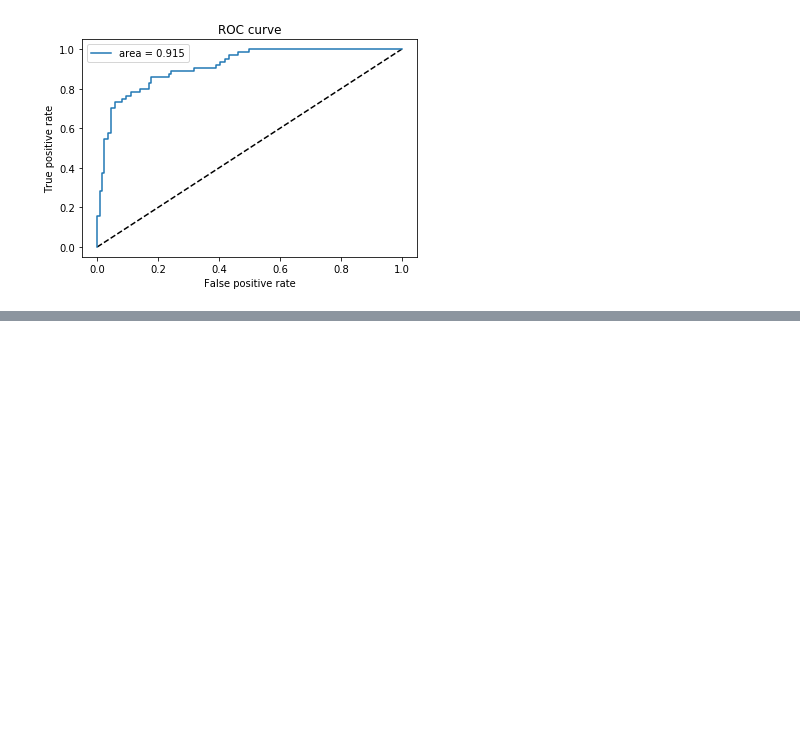
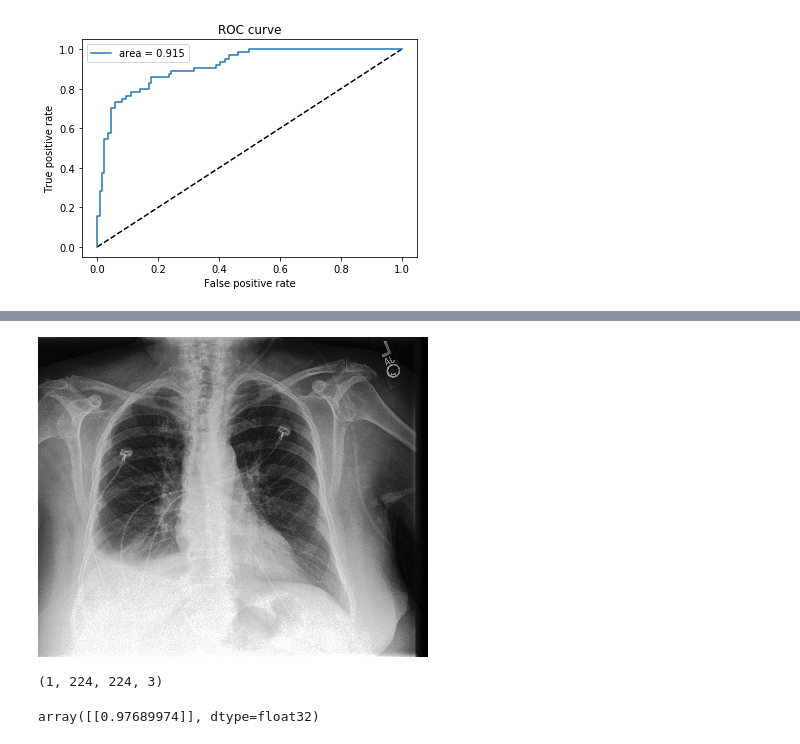
Before and after one commit to nateewall/AutomatedPathologyDetection, a Jupyter notebook: ModelEvaluations_Validation.ipynb, the cells around one changed output, grey strips where cells are left out. Cells and saved outputs as stored; diff of their text form; code cells hidden in the pictures; blank space fills up the shorter version.

```diff
--- a/ModelEvaluations_Validation.ipynb
+++ b/ModelEvaluations_Validation.ipynb
@@ -223,0 +305,31 @@ Overall we see that we are not significantly different from current state of the
+# %%
+from IPython.display import Image
+img_path = 'CheXpert-v1.0-small/valid/patient64577/study1/view1_frontal.jpg'
+Image(filename=img_path)
+# %% [output]
+[figure, added]
+# %%
+from keras.preprocessing import image
+from keras.applications.vgg16 import preprocess_input, decode_predictions
+import numpy as np
+
+img = image.load_img(img_path, target_size=(224, 224))
+
+#convert to array
+x = image.img_to_array(img)
+
+#create batch size of 1
+x = np.expand_dims(x, axis=0)
+
+#normalize RGB range
+x = preprocess_input(x)
+
+#show input size
+print(x.shape)
+# %% [output]
+(1, 224, 224, 3)
+# %%
+preds = model.predict(x)
+preds
+# %% [output]
+array([[0.97689974]], dtype=float32)
```
Also changed, not shown: parts of 13 cells of this notebook, 3 other files.
